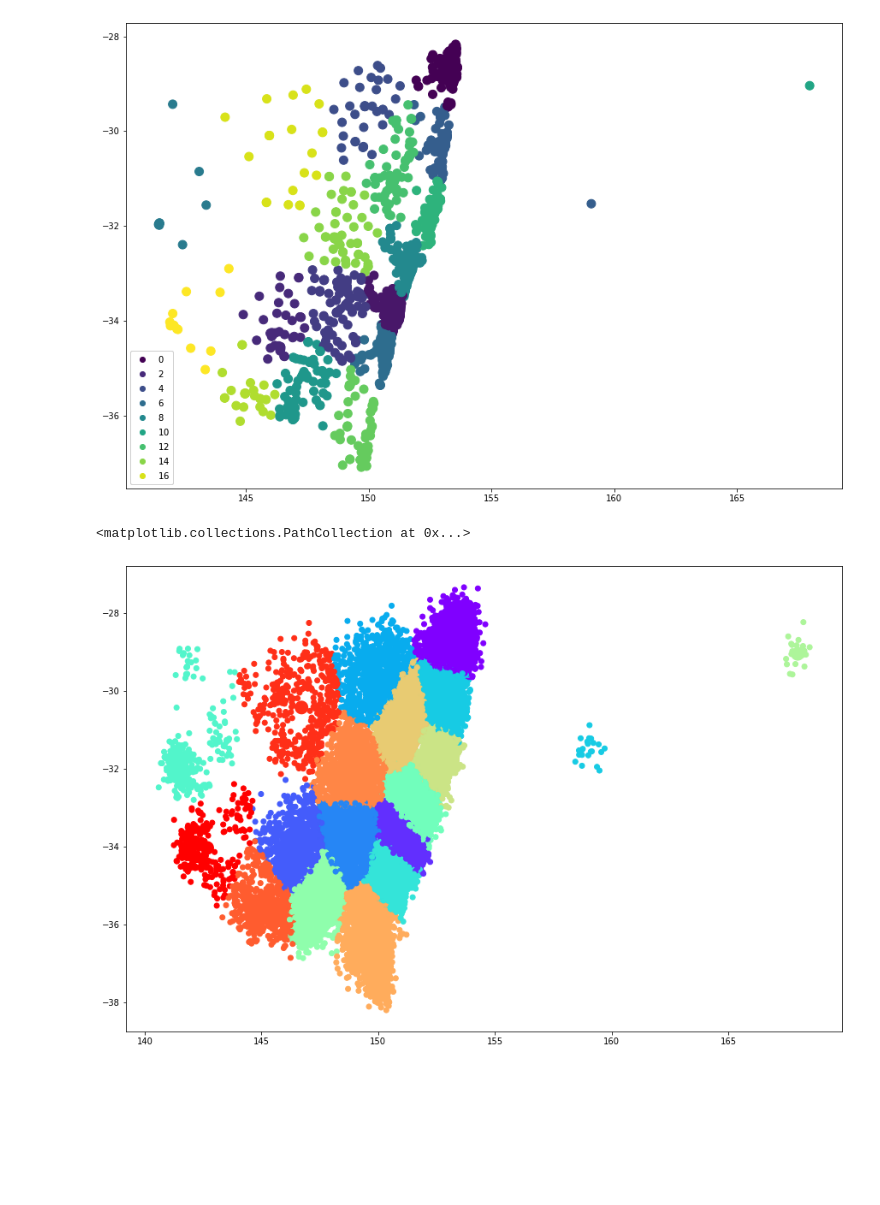
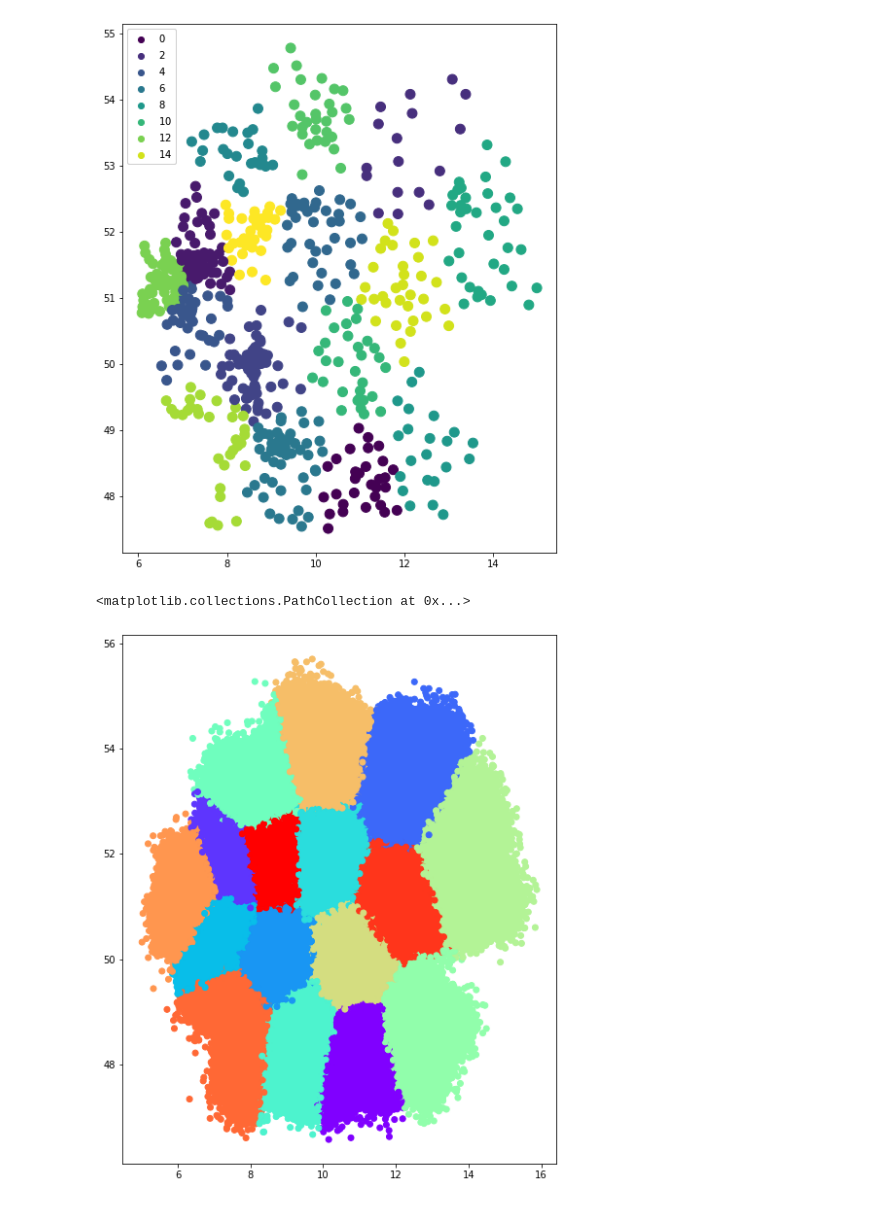
Before and after one commit to zebleck/Hackathon-404-Not-Found, a Jupyter notebook: Sample Dataset.ipynb, the cells around one changed output. Cells and saved outputs as stored; diff of their text form; code cells hidden in the pictures; blank space fills up the shorter version.

Commit message:
final clusters

```diff
--- a/Sample Dataset.ipynb
+++ b/Sample Dataset.ipynb
@@ -138,7 +194,17 @@ class CreateNSWDataset():
 # %%
+# Random Sampleset
 #DatasetSampler = CreateSampleDataset()
 #teachers, schools = DatasetSampler.make_dataset()
-DatasetSampler = CreateNSWDataset(data)
+
+# NSW
+#DatasetSampler = CreateNSWDataset(data)
+#teachers, schools = DatasetSampler.make_dataset()
+
+# GER
+# Prepare GER data
+data_ger = pd.read_csv('Fabi/de.csv', sep=',')
+data_ger.drop(np.arange(592,603), inplace=True)
+DatasetSampler = CreateGERDataset(data_ger)
 teachers, schools = DatasetSampler.make_dataset()
 # %%
 teachers.head()
@@ -162,7 +228,7 @@ schools.head()
 from sklearn.cluster import KMeans
 from sklearn.neighbors import KNeighborsClassifier
 
-school_per_cluster = 120
+school_per_cluster = 35
 n_iterations = 5
 min_differences = []
 variances = []
@@ -202,25 +268,25 @@ for i in range(n_iterations):
 # %%
 # Do optimized run
 best_iteration = np.argmax(np.array(min_differences))
 #best_iteration = np.argmin(np.array(variances))
 X_train = np.array(schools[['x_location', 'y_location']])
 labels = [i for i in range((DatasetSampler.n_schools // school_per_cluster))]
 kmeans = KMeans(n_clusters=(DatasetSampler.n_schools // school_per_cluster), random_state=best_iteration)
 preds = kmeans.fit_predict(X_train, labels)
 means = kmeans.cluster_centers_
 schools['cluster'] = preds
 
 #plt.figure(figsize=(15,10))
 #plt.scatter(X_train[:, 0], X_train[:, 1], c=preds, cmap='rainbow',)
 #plt.scatter(means[:, 0], means[:, 1], c=labels, linewidth=10., cmap='rainbow')
 #plt.show()
-fig, ax = plt.subplots(figsize=(15, 10))
+fig, ax = plt.subplots(figsize=(8, 10))
 scatter = ax.scatter(X_train[:, 0], X_train[:, 1], c=preds, s=100)
 legend1 = ax.legend(*scatter.legend_elements())
 ax.add_artist(legend1)
 plt.show()
 # %% [output]
-[figure, old version]
+[figure, new version]
 # %%
 # KNN for Teacher-to-Cluster
 knn = KNeighborsClassifier(n_neighbors=1, metric=custom_loss)
@@ -231,12 +297,12 @@ X_test = np.array(teachers[['x_location', 'y_location']])
 preds = knn.predict(X_test + noise[i])
 teachers['cluster'] = preds
 
-plt.figure(figsize=(15,10))
+plt.figure(figsize=(8, 10))
 plt.scatter(X_test[:, 0], X_test[:, 1], c=preds, cmap='rainbow')
 plt.scatter(X_train[:, 0], X_train[:, 1], c=y_train, linewidth=10., cmap='rainbow')
 # %% [output]
 <matplotlib.collections.PathCollection at 0x...>
-[figure, old version]
+[figure, new version]
 # %%
 # Fill DataFrame
 cluster_df = pd.DataFrame({
```
Also changed, not shown: parts of 14 cells of this notebook.
